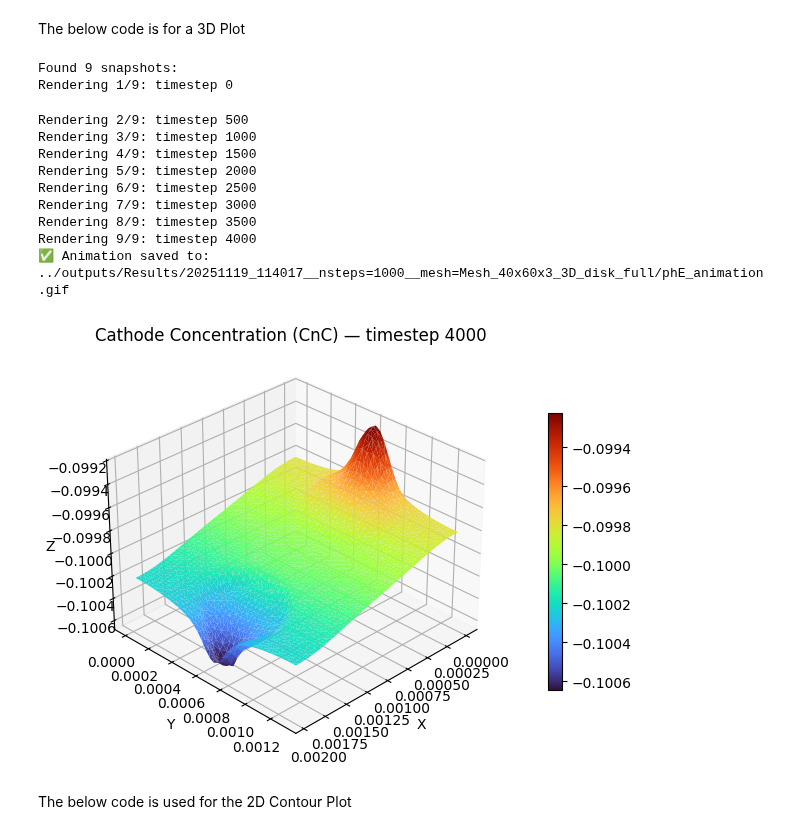
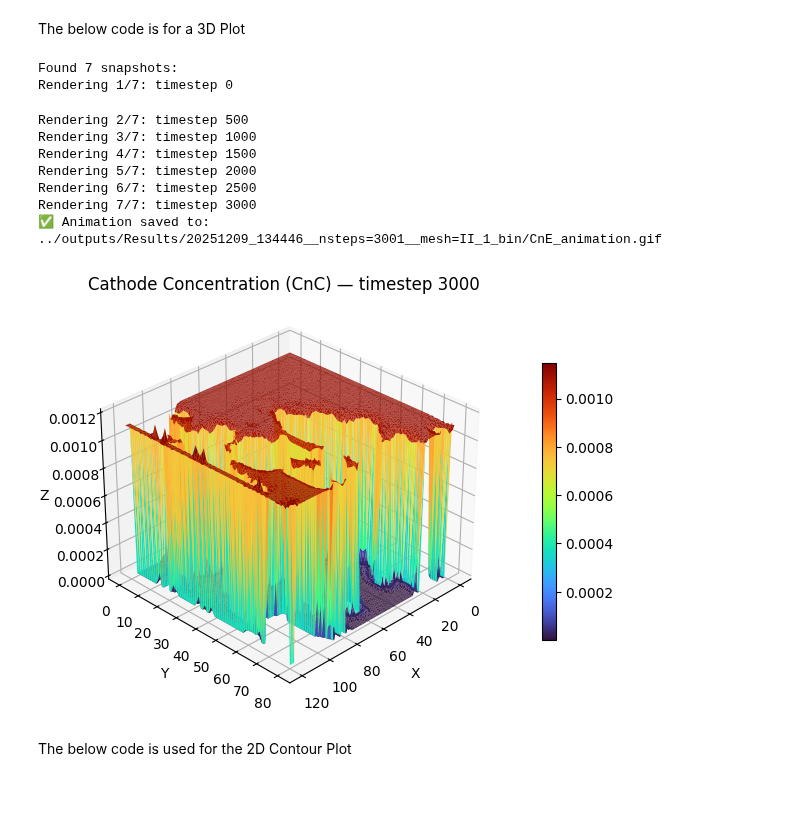
Before and after one commit to HCY-Group/BESFEM, a Jupyter notebook: BESFEM/plotting/timestep_plot.ipynb, the cells around one changed output. Saved outputs shown, nothing was run; the diff lists cells and outputs as text; code cells hidden in the pictures; blank space fills up the shorter version.

```diff
--- a/BESFEM/plotting/timestep_plot.ipynb
+++ b/BESFEM/plotting/timestep_plot.ipynb
@@ -10,7 +10,7 @@ from matplotlib.colors import Normalize
 
 
 # --- USER SETTINGS ---
-result_dir = "../outputs/Results/20251119_114017__nsteps=1000__mesh=Mesh_40x60x3_3D_disk_full"
+result_dir = "../outputs/Results/20251209_134446__nsteps=3001__mesh=II_1_bin"
 mesh_file = os.path.join(result_dir, "pmesh_00000")
 pattern = os.path.join(result_dir, "phE_[0-9]*")  # skip gif output
 output_gif = os.path.join(result_dir, "phE_animation.gif")
@@ -48,7 +48,7 @@ ax.set_xlabel("X"); ax.set_ylabel("Y"); ax.set_zlabel("Z")
 # ax.set_title("Electrolyte Potential (phE)")
 ax.view_init(elev=30, azim=45)
 
-norm = Normalize(vmin=0.0, vmax=1.0)
+# norm = Normalize(vmin=0.0, vmax=1.0)
 # levels = np.linspace(0, 1, 100)
 
 # Initialize dummy colorbar
@@ -66,47 +66,45 @@ with imageio.get_writer(output_gif, mode='I', fps=5) as writer:
         # Load grid function
         x = mfem.GridFunction(mesh, fname)
         Z = x.GetDataArray()
 
         # Auto-compute color scale for this frame
-        # zmin, zmax = np.min(Z), np.max(Z)
+        zmin, zmax = np.min(Z), np.max(Z)
 
         # Z = np.clip(Z, 0.0, 1.0)
 
-        zmin, zmax = np.min(Z), np.max(Z)
+        # zmin, zmax = np.min(Z), np.max(Z)
 
         # Redraw surface and colorbar
         ax.clear()
         # surf = ax.plot_trisurf(X, Y, Z, cmap='turbo', norm=norm)
         surf = ax.plot_trisurf(X, Y, Z, cmap='turbo')
 
         ax.set_xlabel("X"); ax.set_ylabel("Y"); ax.set_zlabel("Z")
         ax.set_title(f"Cathode Concentration (CnC) — timestep {timestep}")
         # ax.set_zlim(0.0, 1.0)
         # Update colorbar each frame
         cbar.ax.clear()
         fig.colorbar(surf, cax=cbar.ax)
         # cbar.ax.set_ylabel("Potential")
 
         # Save frame
         frame_path = "temp_frame.png"
         plt.savefig(frame_path, dpi=100, bbox_inches='tight')
         writer.append_data(imageio.imread(frame_path))
 
 os.remove("temp_frame.png")
 print(f"✅ Animation saved to: {output_gif}")
 # %% [output]
-Found 9 snapshots:
-Rendering 1/9: timestep 0
+Found 7 snapshots:
+Rendering 1/7: timestep 0
-Rendering 2/9: timestep 500
-Rendering 3/9: timestep 1000
-Rendering 4/9: timestep 1500
-Rendering 5/9: timestep 2000
-Rendering 6/9: timestep 2500
-Rendering 7/9: timestep 3000
-Rendering 8/9: timestep 3500
-Rendering 9/9: timestep 4000
-✅ Animation saved to: ../outputs/Results/20251119_114017__nsteps=1000__mesh=Mesh_40x60x3_3D_disk_full/phE_animation.gif
+Rendering 2/7: timestep 500
+Rendering 3/7: timestep 1000
+Rendering 4/7: timestep 1500
+Rendering 5/7: timestep 2000
+Rendering 6/7: timestep 2500
+Rendering 7/7: timestep 3000
+✅ Animation saved to: ../outputs/Results/20251209_134446__nsteps=3001__mesh=II_1_bin/CnE_animation.gif
-[figure, old version]
+[figure, new version]
 # %% [markdown]
 The below code is used for the 2D Contour Plot
 # %%
```
Also changed, not shown: parts of 1 cell of this notebook, 14 other files.
